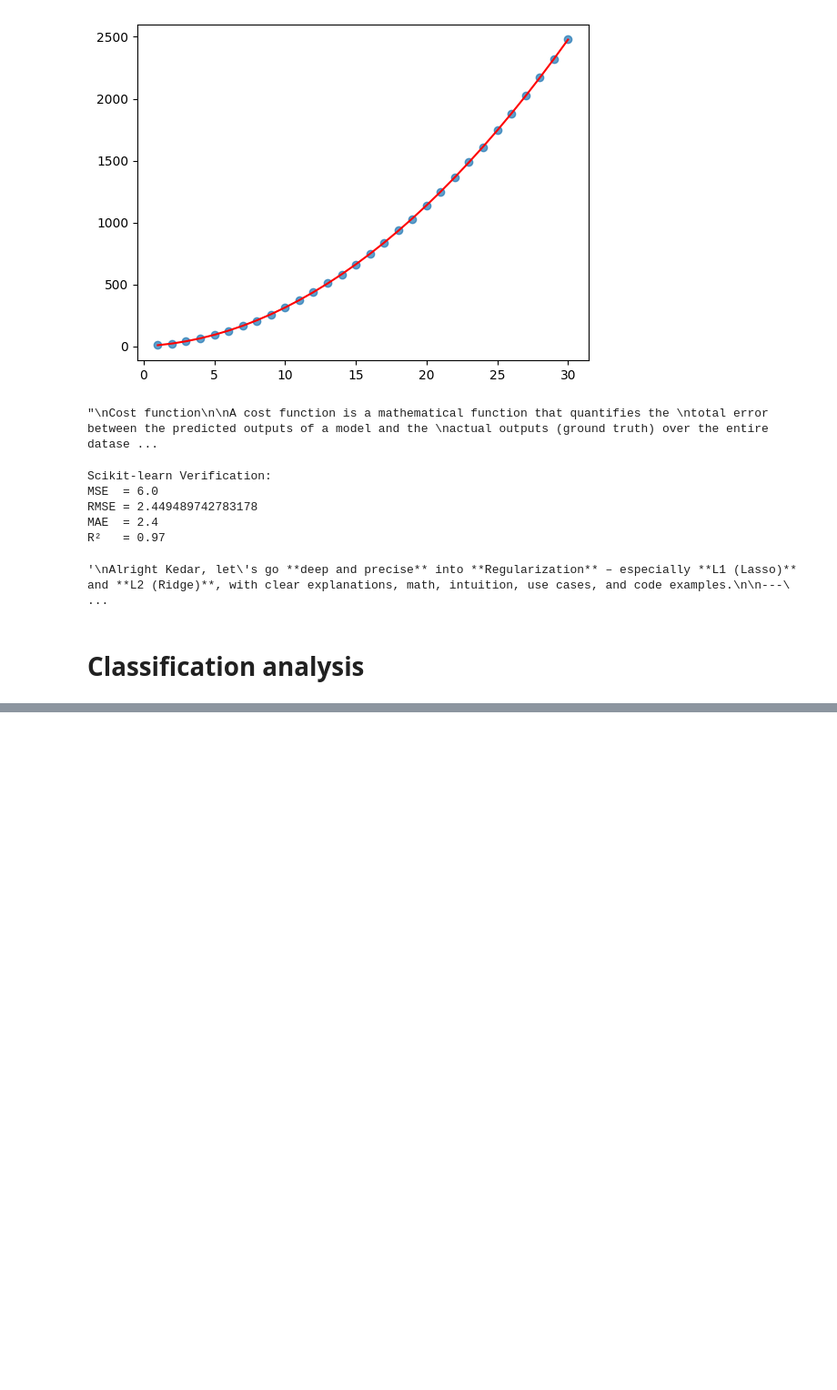
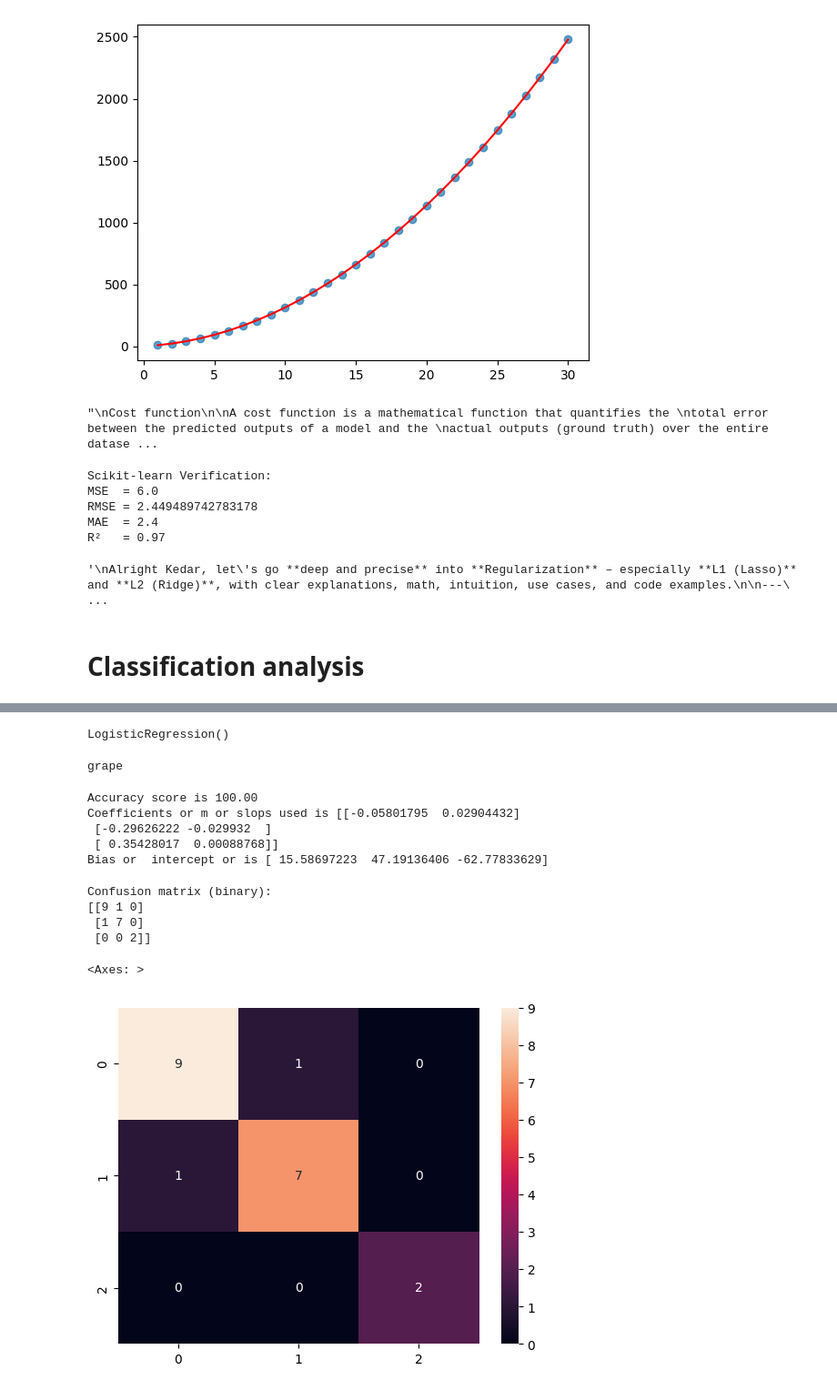
Before and after one commit to KedarDamale/Data-Science, a Jupyter notebook: Data-science/4.Supervised-Learning.ipynb, the cells around one changed output, grey strips where cells are left out. Shown: that part at 91% size. Drawn from its saved outputs; the diff is of its cells as text; code cells hidden in the pictures; blank space fills up the shorter version.

```diff
--- a/Data-science/4.Supervised-Learning.ipynb
+++ b/Data-science/4.Supervised-Learning.ipynb
@@ -840,0 +1055,54 @@ evaluation of classification model: Log loss or cross entropy loss
+# %%
+x=df.drop(columns=['Fruit','Fruit_cat'])
+y=df['Fruit_cat']
+
+from sklearn.model_selection import train_test_split
+
+trainx,testx,trainy,testy=train_test_split(x,y,random_state=13,test_size=0.3)
+# %%
+from sklearn.linear_model import LogisticRegression
+
+model=LogisticRegression()
+
+model.fit(trainx,trainy)
+# %% [output]
+LogisticRegression()
+# %%
+p=model.predict(pd.DataFrame({'Weight':[200],'Color_Score':[0.65]}))
+
+for key,value in d.items():
+    if value==p[0]:
+        print(key)
+# %% [output]
+grape
+# %%
+#Accuracy score ,coef,bias
+
+print(f'Accuracy score is {model.score(testx,testy)*100:.2f}')
+
+print(f'Coefficients or m or slops used is {model.coef_}') #as value of slop is positive angle with x axis is less than 90
+
+print(f'Bias or  intercept or is {model.intercept_}')
+# %% [output]
+Accuracy score is 100.00
+Coefficients or m or slops used is [[-0.05801795  0.02904432]
+ [-0.29626222 -0.029932  ]
+ [ 0.35428017  0.00088768]]
+Bias or  intercept or is [ 15.58697223  47.19136406 -62.77833629]
+# %%
+from sklearn.metrics import confusion_matrix
+
+
+y_pred=model.predict(x)
+
+cm = confusion_matrix(y, y_pred)
+print("Confusion matrix (binary):")
+print(cm)
+sns.heatmap(cm,annot=True)
+# %% [output]
+Confusion matrix (binary):
+[[9 1 0]
+ [1 7 0]
+ [0 0 2]]
+<Axes: >
+[figure, added]
```
Also changed, not shown: parts of 14 cells of this notebook.
